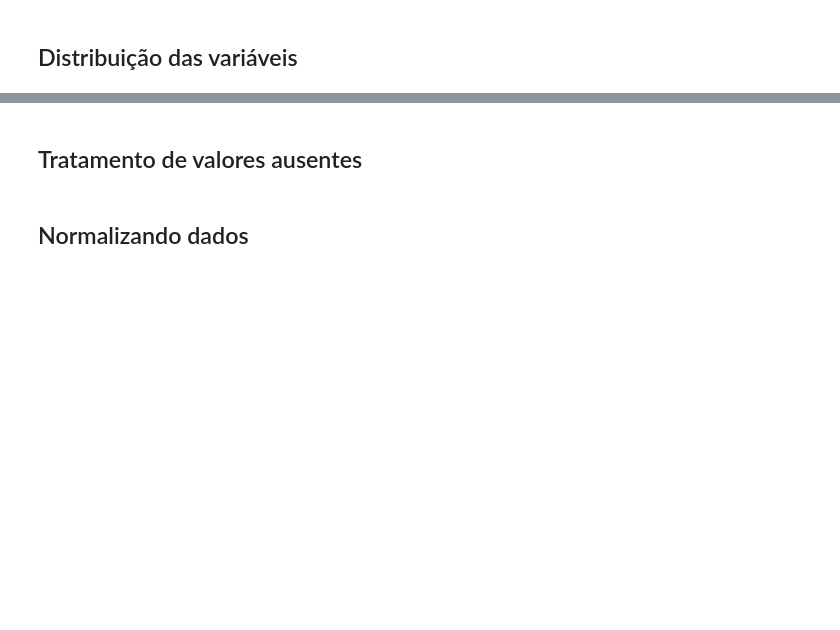
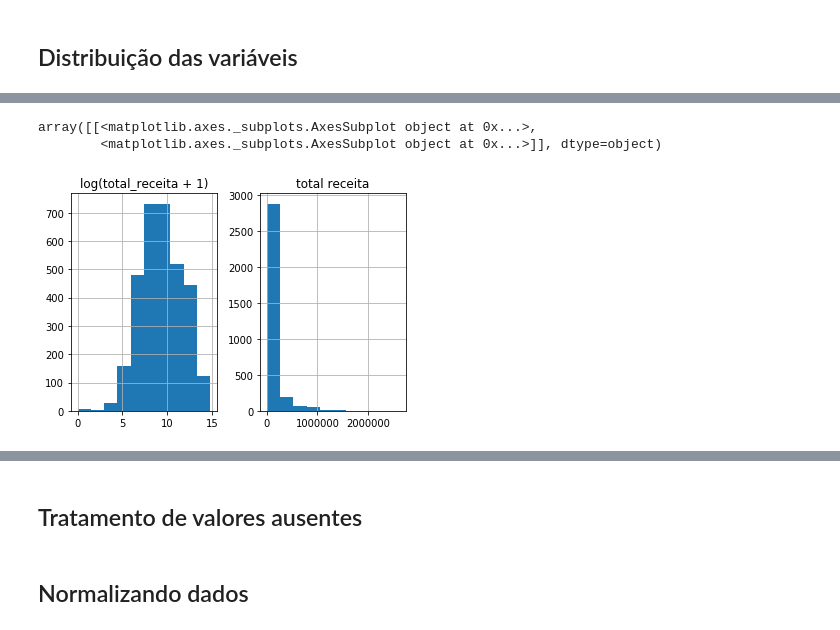
Before and after one commit to Lorenaps/aprendizagem-maquina, a Jupyter notebook: previsao_votacao_deputados/previsao_votacao_deputados.ipynb, the cells around one changed output, grey strips where cells are left out. Drawn from its saved outputs; the diff is of its cells as text; code cells hidden in the pictures; blank space fills up the shorter version.

```diff
--- a/previsao_votacao_deputados/previsao_votacao_deputados.ipynb
+++ b/previsao_votacao_deputados/previsao_votacao_deputados.ipynb
@@ -25,0 +71,9 @@ eleicao_2010 = eleicoes[(data.ano==2010)]
+# %%
+receita = pd.DataFrame({"total receita":eleicao_2006['total_receita'],
+                        "log(total_receita + 1)":np.log1p(eleicao_2006['total_receita'])})
+
+receita.hist()
+# %% [output]
+array([[<matplotlib.axes._subplots.AxesSubplot object at 0x...>,
+        <matplotlib.axes._subplots.AxesSubplot object at 0x...>]], dtype=object)
+[figure, added]
```
Also changed, not shown: parts of 11 cells of this notebook.
